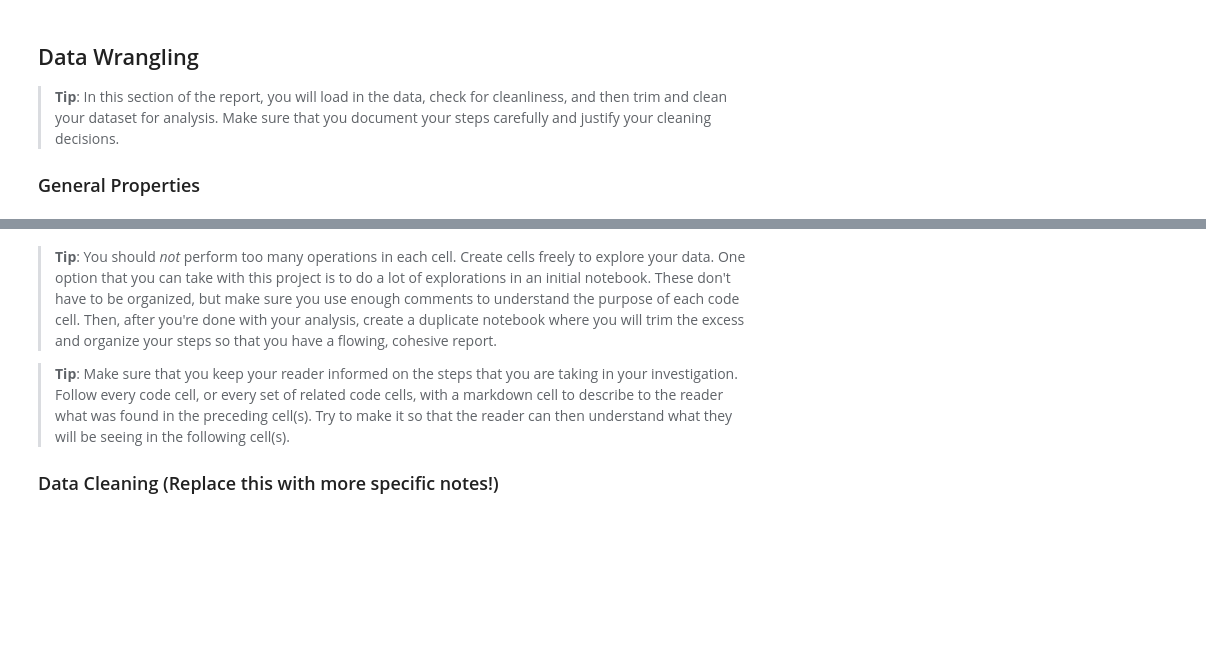
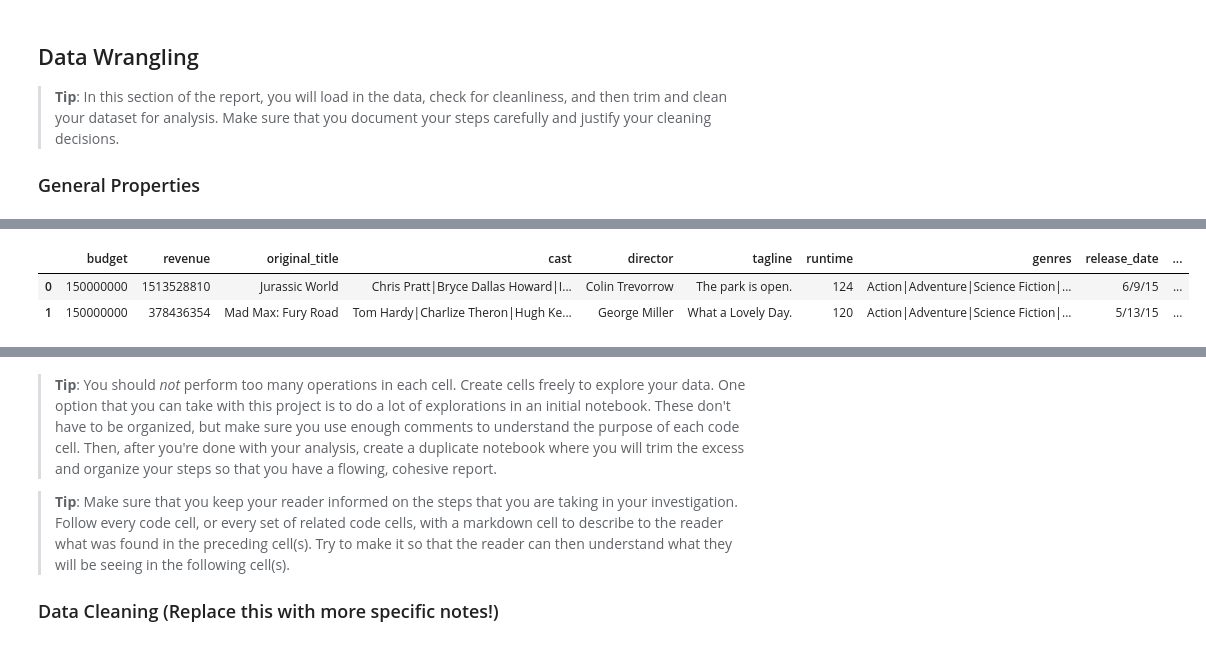
Before and after one commit to ahmed-hassan97/Investigate_TMDb_Movies, a Jupyter notebook: Investigate_a_Dataset.ipynb, the cells around one changed output, grey strips where cells are left out. Drawn from its saved outputs; the diff is of its cells as text; code cells hidden in the pictures; blank space fills up the shorter version.

```diff
--- a/Investigate_a_Dataset.ipynb
+++ b/Investigate_a_Dataset.ipynb
@@ -38,0 +74,10 @@
+# %%
+unwanted_col=[ 'id', 'imdb_id', 'popularity', 'budget_adj', 'revenue_adj', 'homepage', 'keywords', 'overview', 'production_companies', 'vote_count', 'vote_average']
+
+df.drop(unwanted_col , axis = 1 , inplace = True)
+
+df.head(2)
+# %% [output]
+|  | budget | revenue | original_title | cast | director | tagline | runtime | genres | release_date | ... |
+| 0 | 150000000 | 1513528810 | Jurassic World | Chris Pratt|Bryce Dallas Howard|I... | Colin Trevorrow | The park is open. | 124 | Action|Adventure|Science Fiction|... | 6/9/15 | ... |
+| 1 | 150000000 | 378436354 | Mad Max: Fury Road | Tom Hardy|Charlize Theron|Hugh Ke... | George Miller | What a Lovely Day. | 120 | Action|Adventure|Science Fiction|... | 5/13/15 | ... |
```
Also changed, not shown: parts of 27 cells of this notebook.
